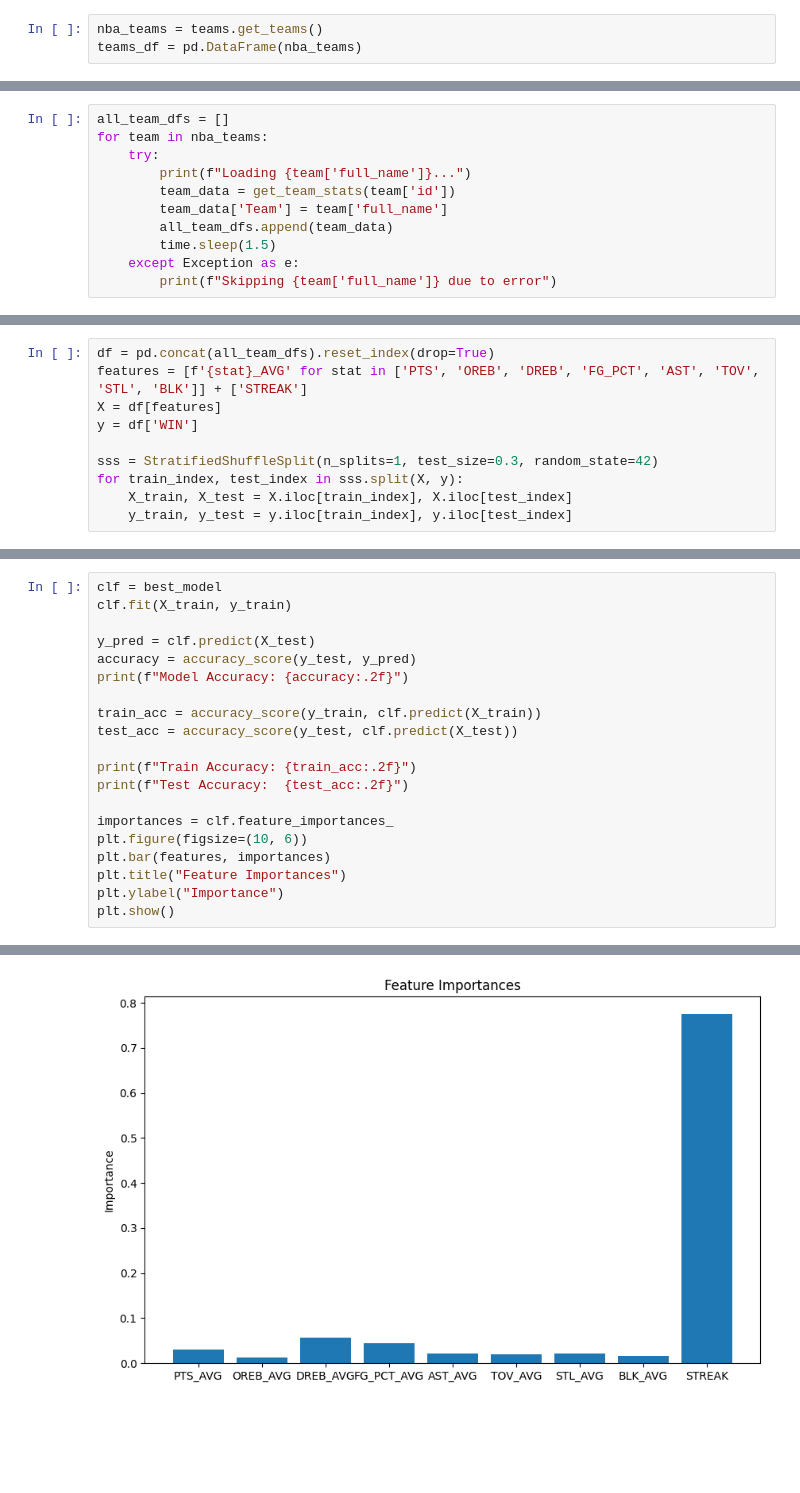
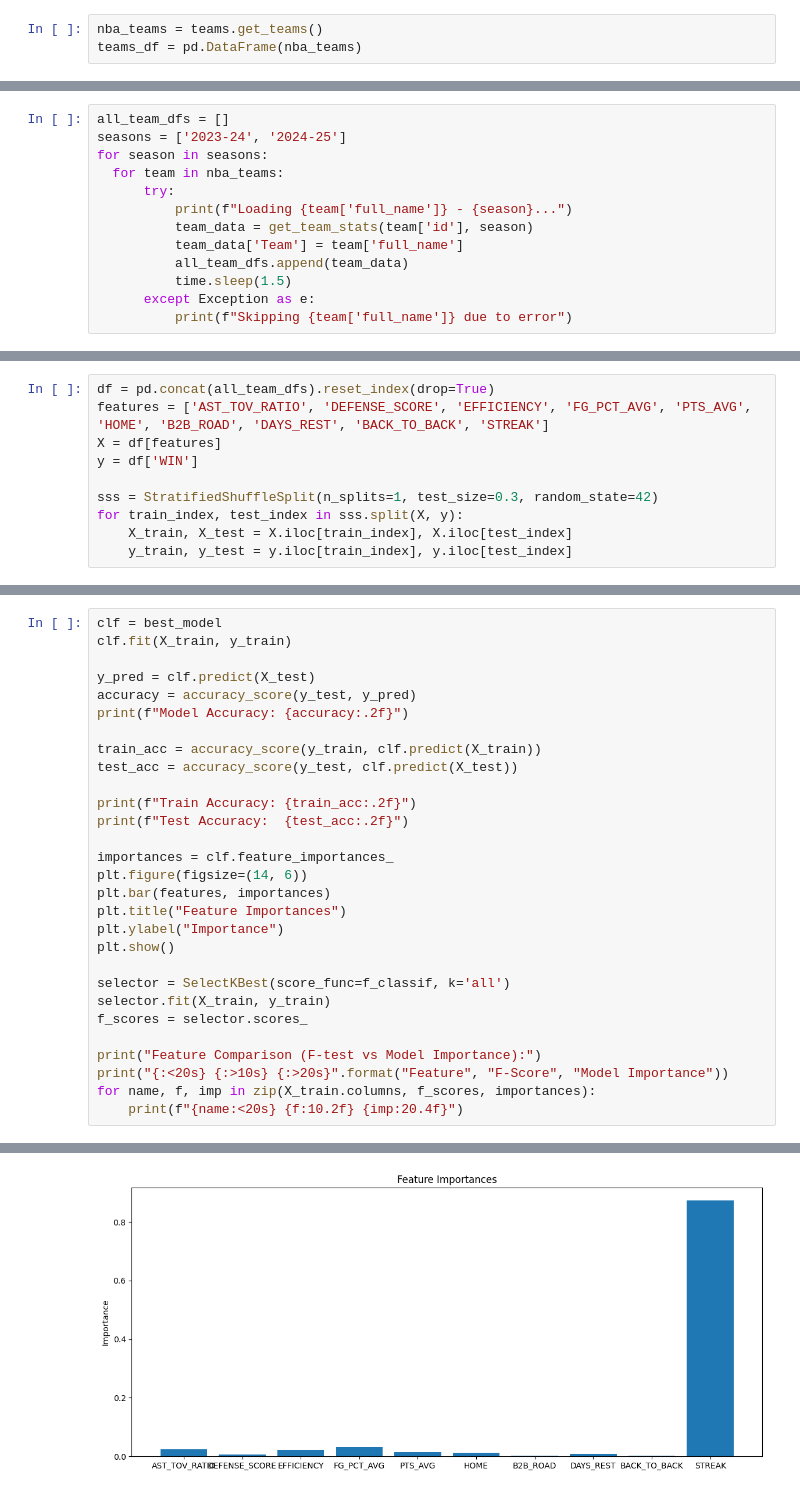
Before and after one commit to al3jandroR/nba_predictions, a Jupyter notebook: nba_predictions.ipynb, the cells around one changed output, grey strips where cells are left out. Saved outputs shown, nothing was run; the diff lists cells and outputs as text; blank space fills up the shorter version.

Commit message:
added 23-24 season to data, added more features for testing, and added cell to pull today's games for predictions

```diff
--- a/nba_predictions.ipynb
+++ b/nba_predictions.ipynb
@@ -47,13 +87,15 @@ def get_team_stats(team_id, n=5):
     return df
 # %%
 all_team_dfs = []
-for team in nba_teams:
-    try:
-        print(f"Loading {team['full_name']}...")
-        team_data = get_team_stats(team['id'])
-        team_data['Team'] = team['full_name']
-        all_team_dfs.append(team_data)
-        time.sleep(1.5)
-    except Exception as e:
-        print(f"Skipping {team['full_name']} due to error")
+seasons = ['2023-24', '2024-25']
+for season in seasons:
+  for team in nba_teams:
+      try:
+          print(f"Loading {team['full_name']} - {season}...")
+          team_data = get_team_stats(team['id'], season)
+          team_data['Team'] = team['full_name']
+          all_team_dfs.append(team_data)
+          time.sleep(1.5)
+      except Exception as e:
+          print(f"Skipping {team['full_name']} due to error")
 # %% [output]
@@ -77,6 +119,6 @@ Loading Charlotte Hornets...
 # %%
 df = pd.concat(all_team_dfs).reset_index(drop=True)
-features = [f'{stat}_AVG' for stat in ['PTS', 'OREB', 'DREB', 'FG_PCT', 'AST', 'TOV', 'STL', 'BLK']] + ['STREAK']
+features = ['AST_TOV_RATIO', 'DEFENSE_SCORE', 'EFFICIENCY', 'FG_PCT_AVG', 'PTS_AVG', 'HOME', 'B2B_ROAD', 'DAYS_REST', 'BACK_TO_BACK', 'STREAK']
 X = df[features]
 y = df['WIN']
 
@@ -134,9 +176,18 @@ print(f"Train Accuracy: {train_acc:.2f}")
 print(f"Test Accuracy:  {test_acc:.2f}")
 
 importances = clf.feature_importances_
-plt.figure(figsize=(10, 6))
+plt.figure(figsize=(14, 6))
 plt.bar(features, importances)
 plt.title("Feature Importances")
 plt.ylabel("Importance")
 plt.show()
+
+selector = SelectKBest(score_func=f_classif, k='all')
+selector.fit(X_train, y_train)
+f_scores = selector.scores_
+
+print("Feature Comparison (F-test vs Model Importance):")
+print("{:<20s} {:>10s} {:>20s}".format("Feature", "F-Score", "Model Importance"))
+for name, f, imp in zip(X_train.columns, f_scores, importances):
+    print(f"{name:<20s} {f:10.2f} {imp:20.4f}")
 # %% [output]
@@ -146 +197 @@ Test Accuracy:  0.74
-[figure, old version]
+[figure, new version]
```
Also changed, not shown: parts of 10 cells of this notebook.
